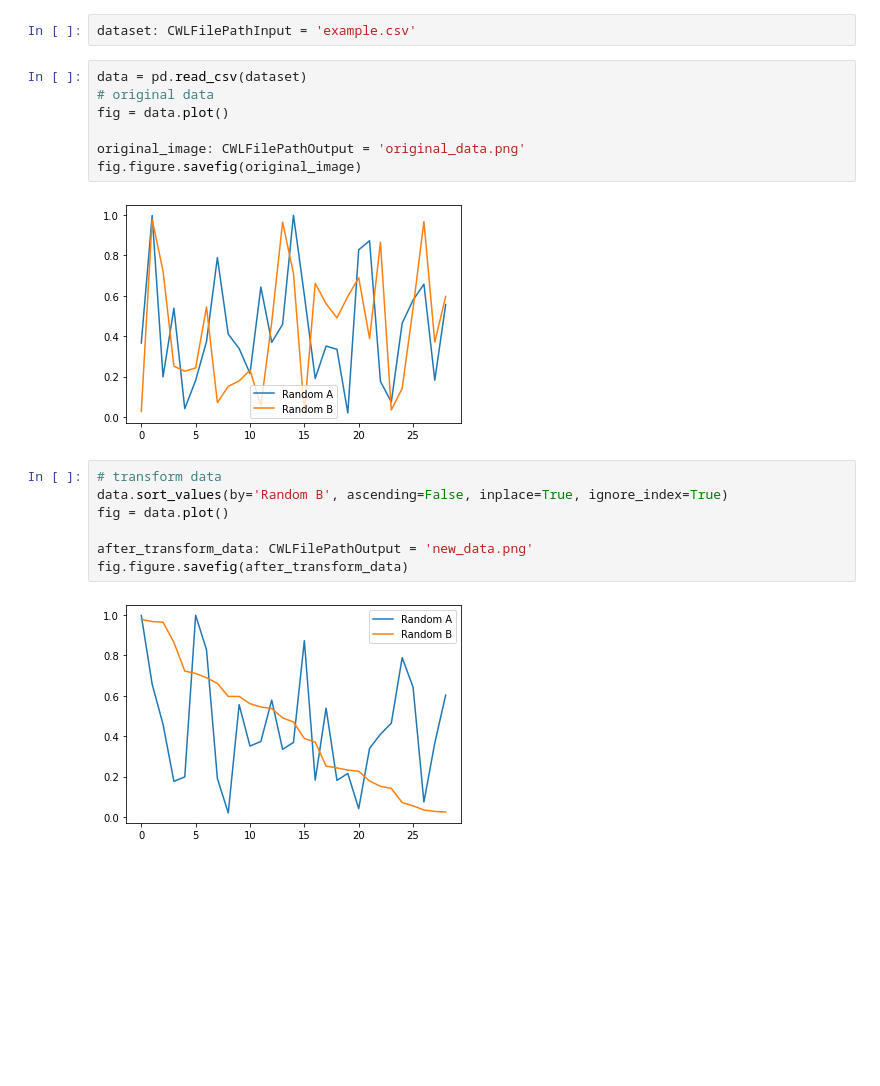
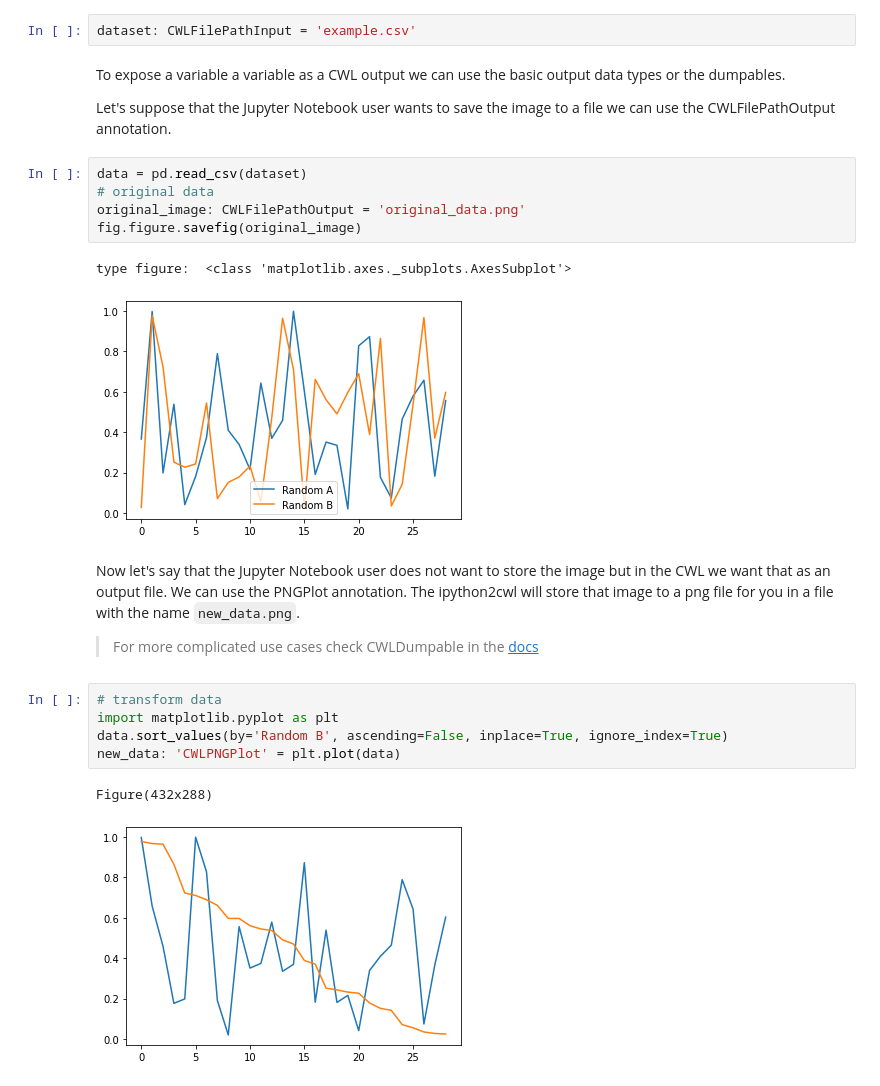
Before and after one commit to common-workflow-lab/ipython2cwl, a Jupyter notebook: examples/intro.ipynb, the cells around one changed output. Drawn from its saved outputs; the diff is of its cells as text; blank space fills up the shorter version.

Commit message:
add CWLPNGPlot type

```diff
--- a/examples/intro.ipynb
+++ b/examples/intro.ipynb
@@ -8,23 +8,29 @@ import matplotlib
 from ipython2cwl.iotypes import CWLFilePathInput, CWLFilePathOutput
 # %%
 dataset: CWLFilePathInput = 'example.csv'
+# %% [markdown]
+To expose a variable a variable as a CWL output we can use the basic output data types or the dumpables.
+
+Let's suppose that the Jupyter Notebook user wants to save the image to a file we can use the CWLFilePathOutput annotation.
 # %%
 data = pd.read_csv(dataset)
 # original data
-fig = data.plot()
-
 original_image: CWLFilePathOutput = 'original_data.png'
 fig.figure.savefig(original_image)
 # %% [output]
+type figure:  <class 'matplotlib.axes._subplots.AxesSubplot'>
 [figure]
+# %% [markdown]
+Now let's say that the Jupyter Notebook user does not want to store the image but in the CWL we want that as an output file. We can use the PNGPlot annotation. The ipython2cwl will store that image to a png file for you in a file with the name `new_data.png`.
+
+> For more complicated use cases check CWLDumpable in the [docs](https://ipython2cwl.readthedocs.io/)
 # %%
 # transform data
+import matplotlib.pyplot as plt
 data.sort_values(by='Random B', ascending=False, inplace=True, ignore_index=True)
-fig = data.plot()
-
-after_transform_data: CWLFilePathOutput = 'new_data.png'
-fig.figure.savefig(after_transform_data)
+new_data: 'CWLPNGPlot' = plt.plot(data)
 # %% [output]
+Figure(432x288)
-[figure, old version]
+[figure, new version]
 # %%
 # !jupyter-jn2cwl -o compiled_tool intro.ipynb
```
Also changed, not shown: parts of 2 cells of this notebook, 5 other files.
